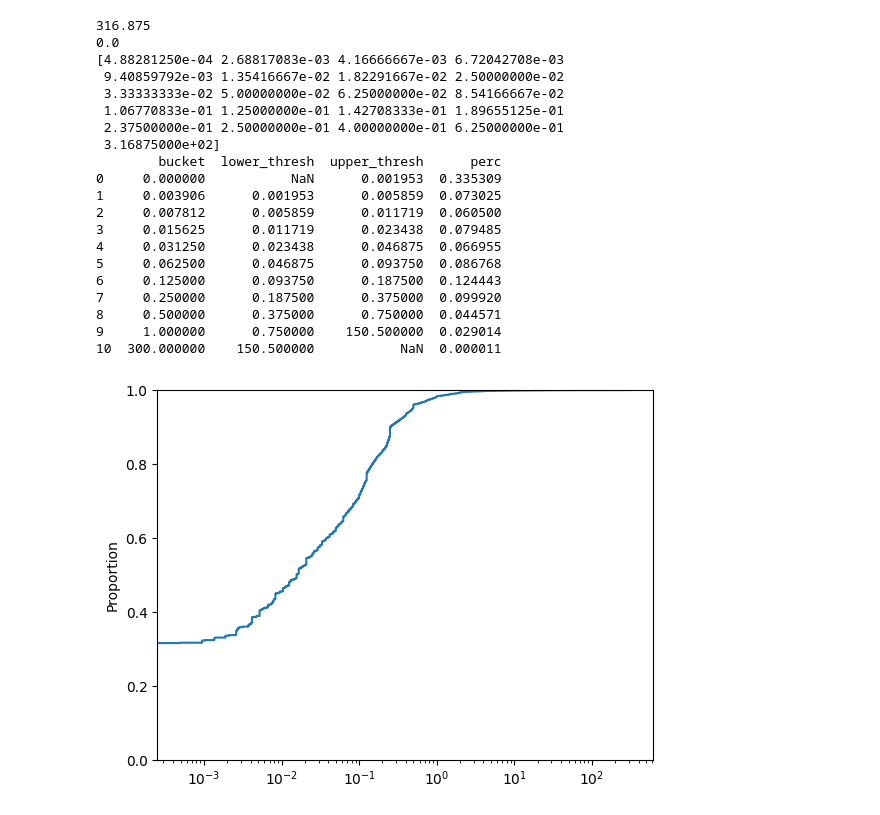
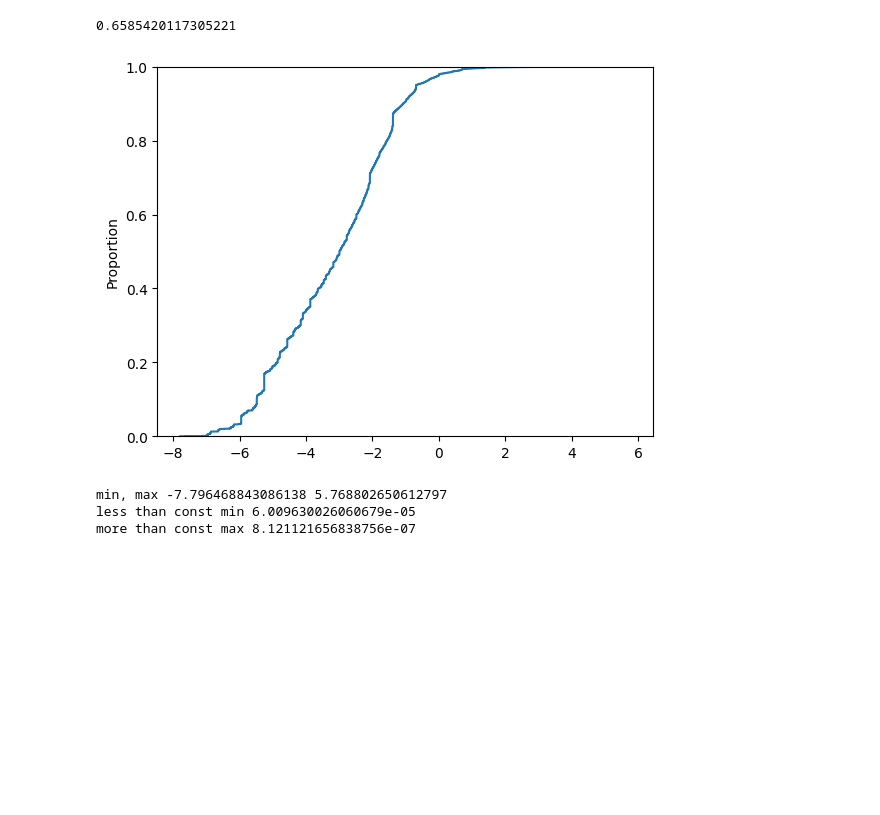
Before and after one commit to mishajw/yoshimidi, a Jupyter notebook: notebooks/time_distribution.ipynb, the cells around one changed output. Saved outputs shown, nothing was run; the diff lists cells and outputs as text; code cells hidden in the pictures; blank space fills up the shorter version.

```diff
--- a/notebooks/time_distribution.ipynb
+++ b/notebooks/time_distribution.ipynb
@@ -10,64 +16,29 @@ input_file = pathlib.Path("../out/dataset/dataset_parsed.jsonl").resolve()
 # %%
 rows = []
 with input_file.open("r") as f:
-    for line in itertools.islice(f, 100):
+    for line in itertools.islice(f, 10000):
         tracks = msgspec.json.decode(line, type=List[Track])
         for track in tracks:
             for channel in track.channels.values():
                 for note in channel.notes:
                     rows.append(note.time_delta_secs)
-# %%
-import pandas as pd
-import seaborn as sns
-import numpy as np
-
-rows = np.array(rows)
-sns.ecdfplot(rows, log_scale=True)
-print(rows.max())
-print(((0 < rows) & (rows < 1e-4)).mean())
-print(np.quantile(rows[rows > 0], np.arange(0, 1.0001, 0.05)))
-
-buckets = [0, *[2**exponent for exponent in range(-8, 1)], 300]
-df = []
-for idx in range(len(buckets)):
-    bucket_rows = rows
-    lower_thresh = None
-    upper_thresh = None
-    if idx > 0:
-        lower_thresh = (buckets[idx - 1] + buckets[idx]) / 2
-        bucket_rows = bucket_rows[lower_thresh <= bucket_rows]
-    if idx < len(buckets) - 1:
-        upper_thresh = (buckets[idx] + buckets[idx + 1]) / 2
-        bucket_rows = bucket_rows[bucket_rows < upper_thresh]
-    df.append(
-        dict(
-            bucket=buckets[idx],
-            lower_thresh=lower_thresh,
-            upper_thresh=upper_thresh,
-            perc=len(bucket_rows) / len(rows),
-        )
-    )
-
-print(pd.DataFrame(df))
-# %% [output]
-316.875
-0.0
-[4.88281250e-04 2.68817083e-03 4.16666667e-03 6.72042708e-03
- 9.40859792e-03 1.35416667e-02 1.82291667e-02 2.50000000e-02
- 3.33333333e-02 5.00000000e-02 6.25000000e-02 8.54166667e-02
- 1.06770833e-01 1.25000000e-01 1.42708333e-01 1.89655125e-01
- 2.37500000e-01 2.50000000e-01 4.00000000e-01 6.25000000e-01
- 3.16875000e+02]
-        bucket  lower_thresh  upper_thresh      perc
-0     0.000000           NaN      0.001953  0.335309
-1     0.003906      0.001953      0.005859  0.073025
-2     0.007812      0.005859      0.011719  0.060500
-3     0.015625      0.011719      0.023438  0.079485
-4     0.031250      0.023438      0.046875  0.066955
-5     0.062500      0.046875      0.093750  0.086768
-6     0.125000      0.093750      0.187500  0.124443
-7     0.250000      0.187500      0.375000  0.099920
-8     0.500000      0.375000      0.750000  0.044571
-9     1.000000      0.750000    150.500000  0.029014
-10  300.000000    150.500000           NaN  0.000011
-[figure, removed]
+# %%
+a = np.array(rows)
+print((a != 0).mean())
+a_log = np.log(a)
+a_finite = a_log[np.isfinite(a_log)]
+sns.ecdfplot(a_finite)
+plt.show()
+# %% [output]
+0.6585420117305221
+[figure, added]
+# %%
+a_log_min = a_finite.min()
+a_log_max = a_finite.max()
+print("min, max", a_log_min, a_log_max)
+print("less than const min", (a_finite < time_parsing._TIME_LOG_MIN).mean())
+print("more than const max", (a_finite > time_parsing._TIME_LOG_MAX).mean())
+# %% [output]
+min, max -7.796468843086138 5.768802650612797
+less than const min 6.009630026060679e-05
+more than const max 8.121121656838756e-07
```
Also changed, not shown: parts of 4 cells of this notebook, 17 other files.
